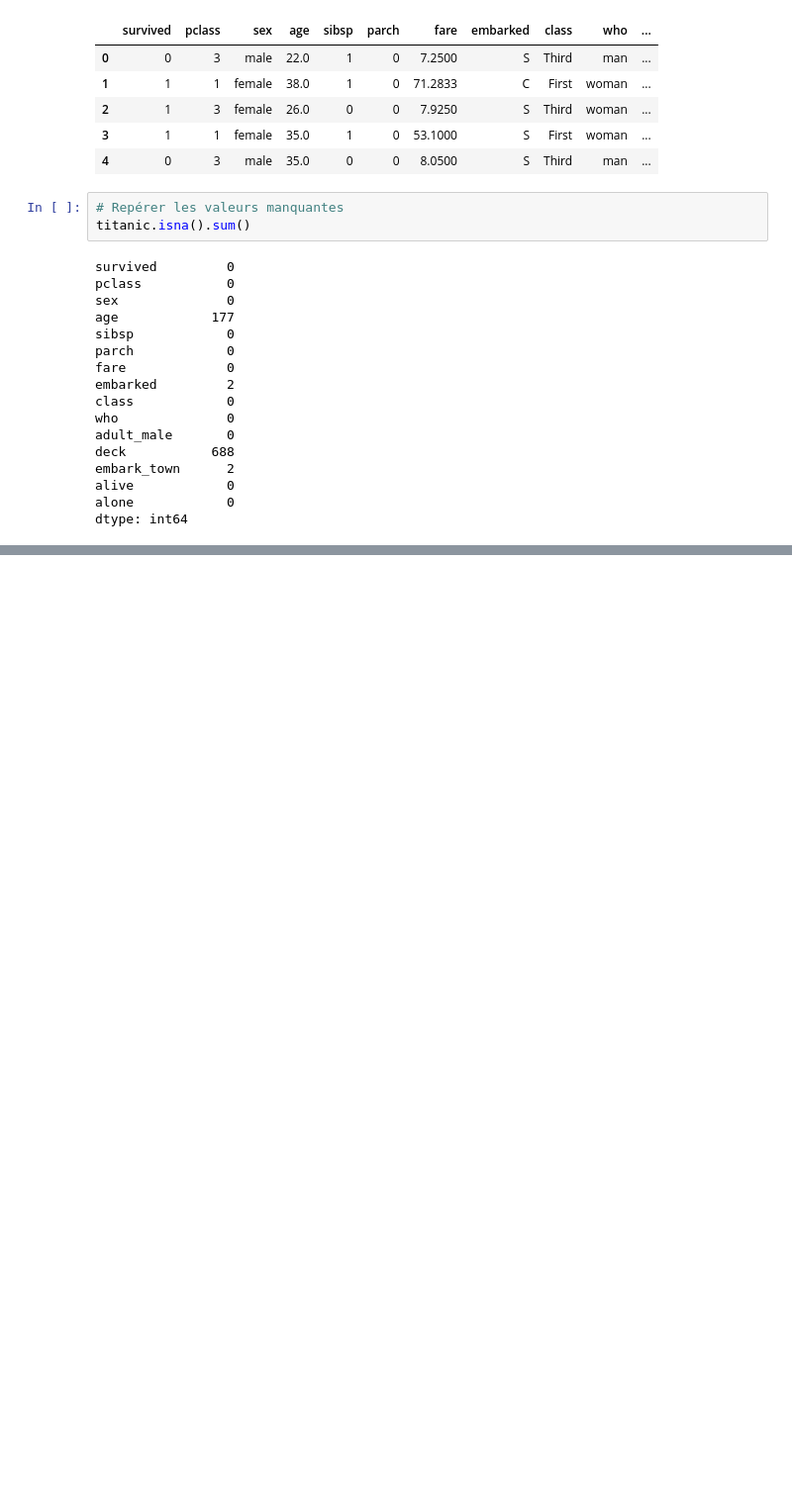
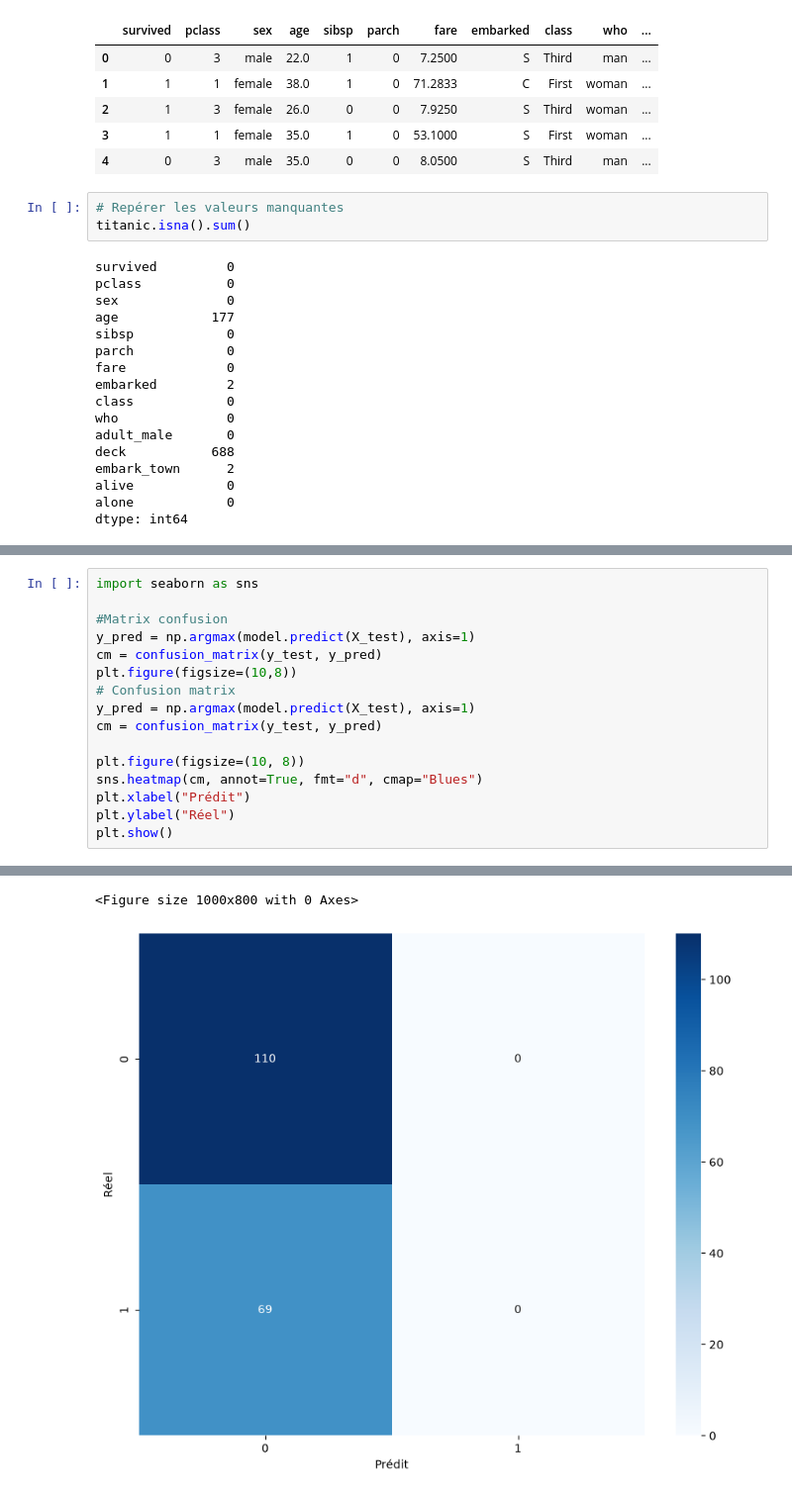
Before and after one commit to Tesfabirhan-WR/deep-learning, a Jupyter notebook: titanic.ipynb, the cells around one changed output, grey strips where cells are left out. Shown at 99% size. Cells and saved outputs as stored; diff of their text form; blank space fills up the shorter version.

```diff
--- a/titanic.ipynb
+++ b/titanic.ipynb
@@ -47,0 +320,17 @@ dtype: int64
+# %%
+import seaborn as sns
+
+#Matrix confusion
+y_pred = np.argmax(model.predict(X_test), axis=1)
+cm = confusion_matrix(y_test, y_pred)
+plt.figure(figsize=(10,8))
+# Confusion matrix
+y_pred = np.argmax(model.predict(X_test), axis=1)
+cm = confusion_matrix(y_test, y_pred)
+
+plt.figure(figsize=(10, 8))
+sns.heatmap(cm, annot=True, fmt="d", cmap="Blues")
+plt.xlabel("Prédit")
+plt.ylabel("Réel")
+plt.show()
+# %% [output]
@@ -47,0 +339,2 @@ dtype: int64
+<Figure size 1000x800 with 0 Axes>
+[figure, added]
```
Also changed, not shown: parts of 31 cells of this notebook, 5 other files.
